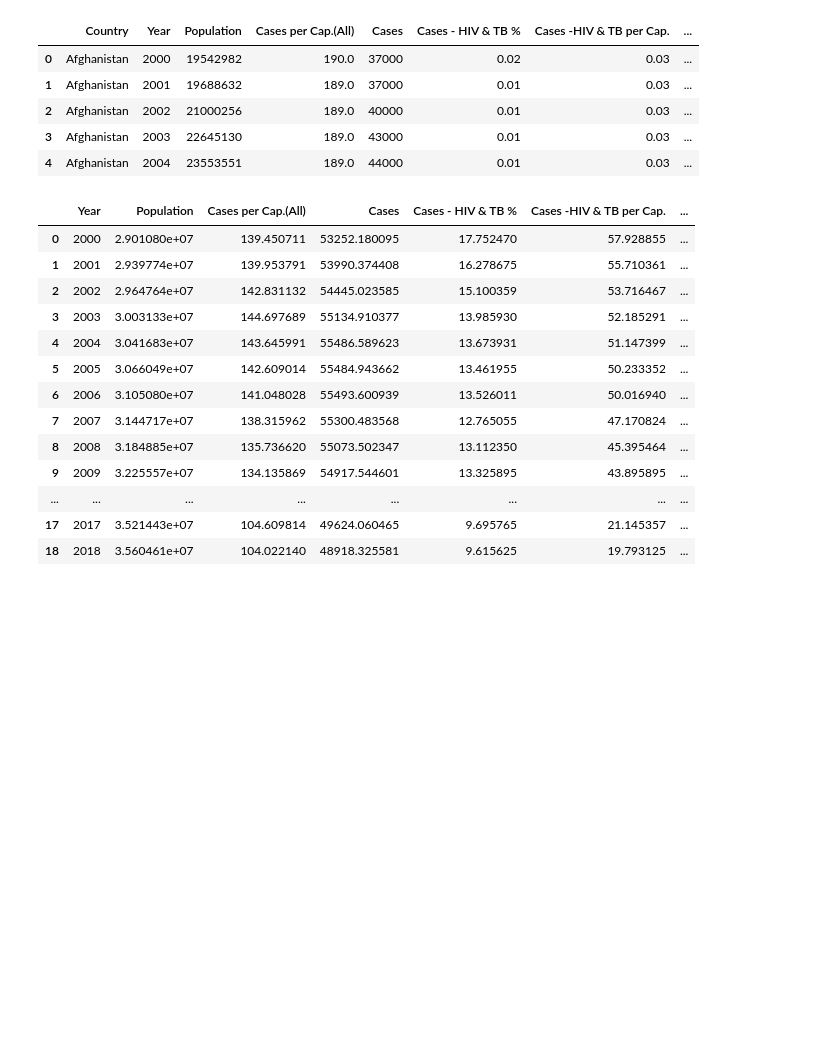
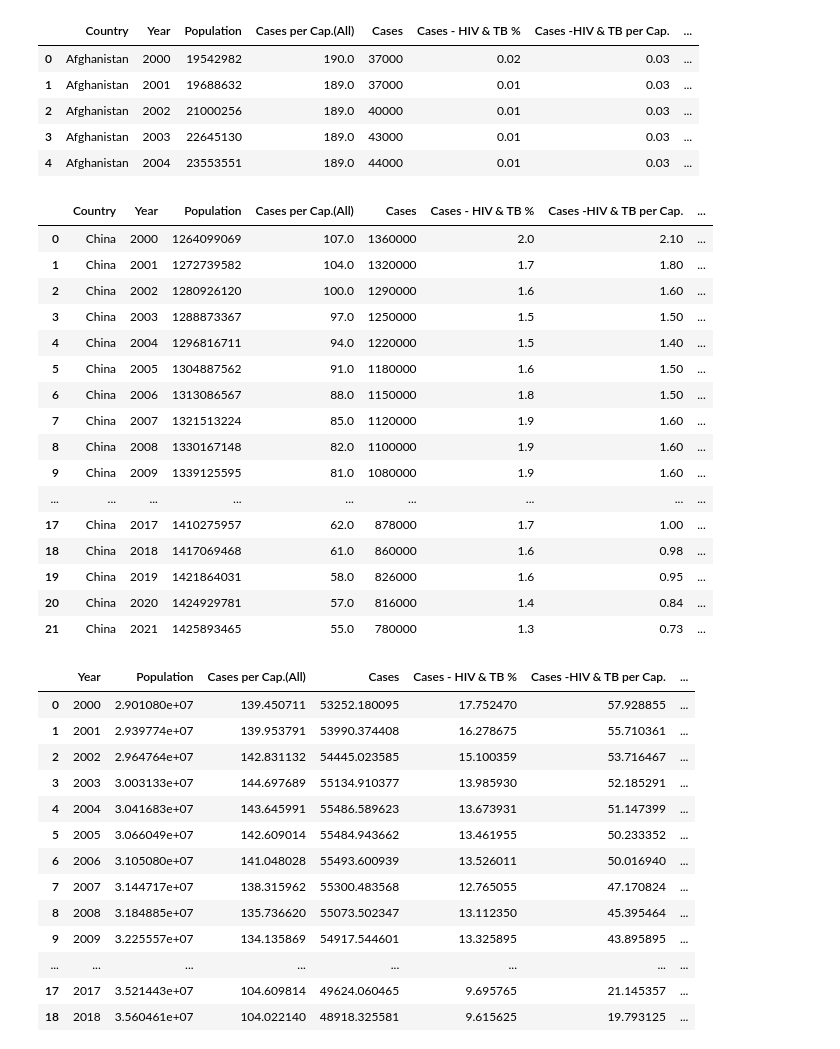
Before and after one commit to SamSchultz-bit/TB-Project, a Jupyter notebook: working_TB.ipynb, the cells around one changed output. Cells and saved outputs as stored; diff of their text form; code cells hidden in the pictures; blank space fills up the shorter version.

```diff
--- a/working_TB.ipynb
+++ b/working_TB.ipynb
@@ -110,15 +110,37 @@ tb_rates_df.head()
 # %%
 #Merge dataframes
 merged_df = pd.merge(tb_rates_df, hdi_df, how='inner', on='Country')
 
 #Find HDI quartiles
 merged_df.quantile([0.25,0.75])
 
 #Created DF for countries with low HDI
 low_hdi_df = merged_df.loc[merged_df['Human Development Index (HDI) (Value)'] < 0.60050].reset_index(drop=True)
 
 #Create DF for Countries with high HDi
 high_hdi_df = merged_df.loc[merged_df['Human Development Index (HDI) (Value)'] > 0.82375].reset_index(drop=True)
+
+#create dataframe for china
+china_df = merged_df.loc[merged_df['Country'] == 'China'].reset_index(drop=True)
+china_df
+# %% [output]
+|  | Country | Year | Population | Cases per Cap.(All) | Cases | Cases - HIV & TB % | Cases -HIV & TB per Cap. | ... |
+| 0 | China | 2000 | 1264099069 | 107.0 | 1360000 | 2.0 | 2.10 | ... |
+| 1 | China | 2001 | 1272739582 | 104.0 | 1320000 | 1.7 | 1.80 | ... |
+| 2 | China | 2002 | 1280926120 | 100.0 | 1290000 | 1.6 | 1.60 | ... |
+| 3 | China | 2003 | 1288873367 | 97.0 | 1250000 | 1.5 | 1.50 | ... |
+| 4 | China | 2004 | 1296816711 | 94.0 | 1220000 | 1.5 | 1.40 | ... |
+| 5 | China | 2005 | 1304887562 | 91.0 | 1180000 | 1.6 | 1.50 | ... |
+| 6 | China | 2006 | 1313086567 | 88.0 | 1150000 | 1.8 | 1.50 | ... |
+| 7 | China | 2007 | 1321513224 | 85.0 | 1120000 | 1.9 | 1.60 | ... |
+| 8 | China | 2008 | 1330167148 | 82.0 | 1100000 | 1.9 | 1.60 | ... |
+| 9 | China | 2009 | 1339125595 | 81.0 | 1080000 | 1.9 | 1.60 | ... |
+| ... | ... | ... | ... | ... | ... | ... | ... | ... |
+| 17 | China | 2017 | 1410275957 | 62.0 | 878000 | 1.7 | 1.00 | ... |
+| 18 | China | 2018 | 1417069468 | 61.0 | 860000 | 1.6 | 0.98 | ... |
+| 19 | China | 2019 | 1421864031 | 58.0 | 826000 | 1.6 | 0.95 | ... |
+| 20 | China | 2020 | 1424929781 | 57.0 | 816000 | 1.4 | 0.84 | ... |
+| 21 | China | 2021 | 1425893465 | 55.0 | 780000 | 1.3 | 0.73 | ... |
 # %%
 #Group DF by year
 by_year_df = tb_rates_df.groupby(by="Year").mean()
```
Also changed, not shown: parts of 4 cells of this notebook.
